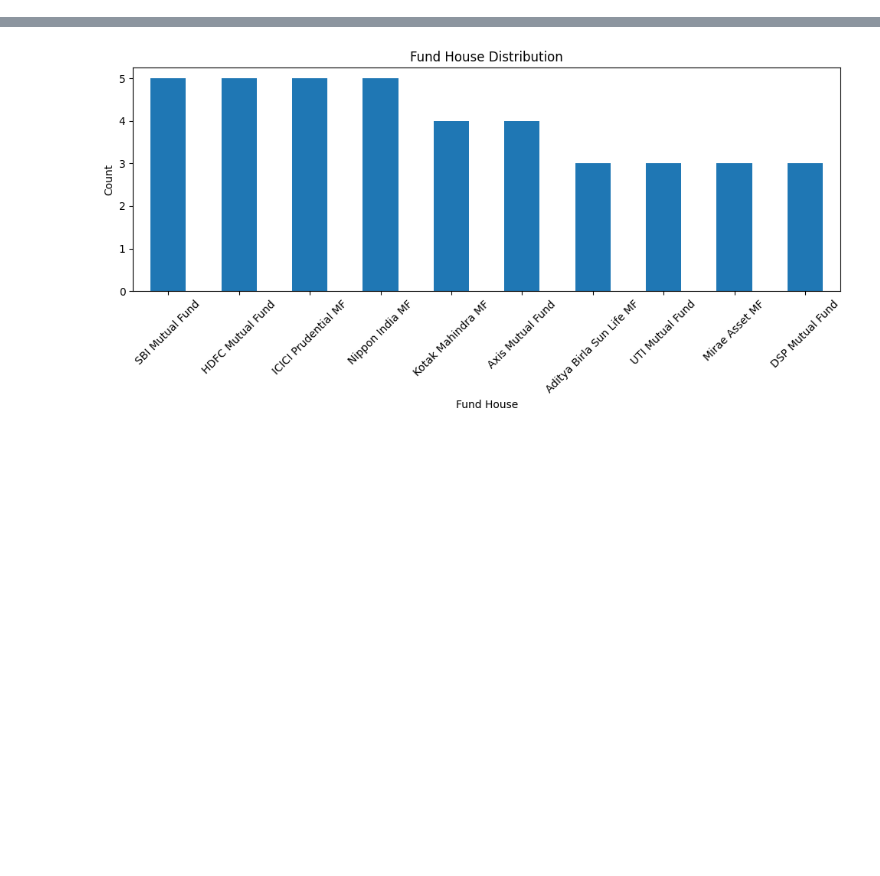
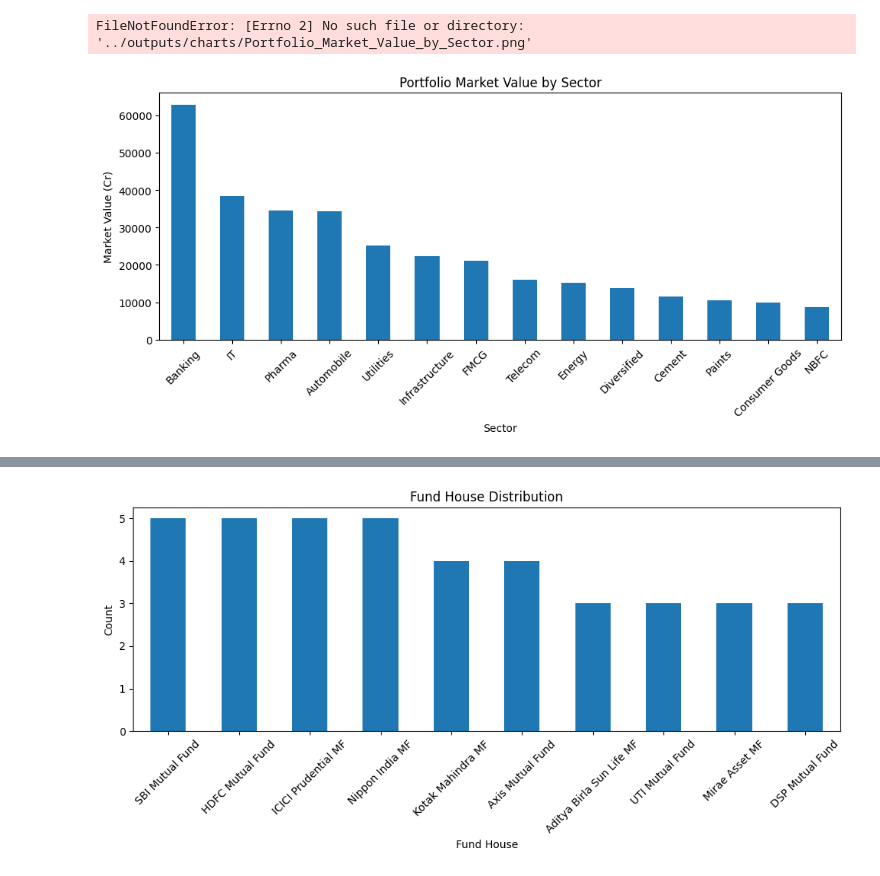
Before and after one commit to varunsaibanda/Mutual_Fund_Capstone, a Jupyter notebook: notebooks/03_EDA_Analysis.ipynb, the cells around one changed output, grey strips where cells are left out. Drawn from its saved outputs; the diff is of its cells as text; code cells hidden in the pictures; blank space fills up the shorter version.

Commit message:
Added EDA charts and analysis

```diff
--- a/notebooks/03_EDA_Analysis.ipynb
+++ b/notebooks/03_EDA_Analysis.ipynb
@@ -0,0 +1,15 @@
+# %%
+sector_data = portfolio.groupby('sector')['market_value_cr'].sum().sort_values(ascending=False)
+
+plt.figure(figsize=(10,5))
+sector_data.plot(kind='bar')
+plt.title('Portfolio Market Value by Sector')
+plt.xlabel('Sector')
+plt.ylabel('Market Value (Cr)')
+plt.xticks(rotation=45)
+plt.tight_layout()
+plt.savefig("../outputs/charts/Portfolio_Market_Value_by_Sector.png",bbox_inches="tight")
+plt.show()
+# %% [output]
+FileNotFoundError: [Errno 2] No such file or directory: '../outputs/charts/Portfolio_Market_Value_by_Sector.png'
+[figure, added]
```
Also changed, not shown: parts of 16 cells of this notebook, 22 other files.
